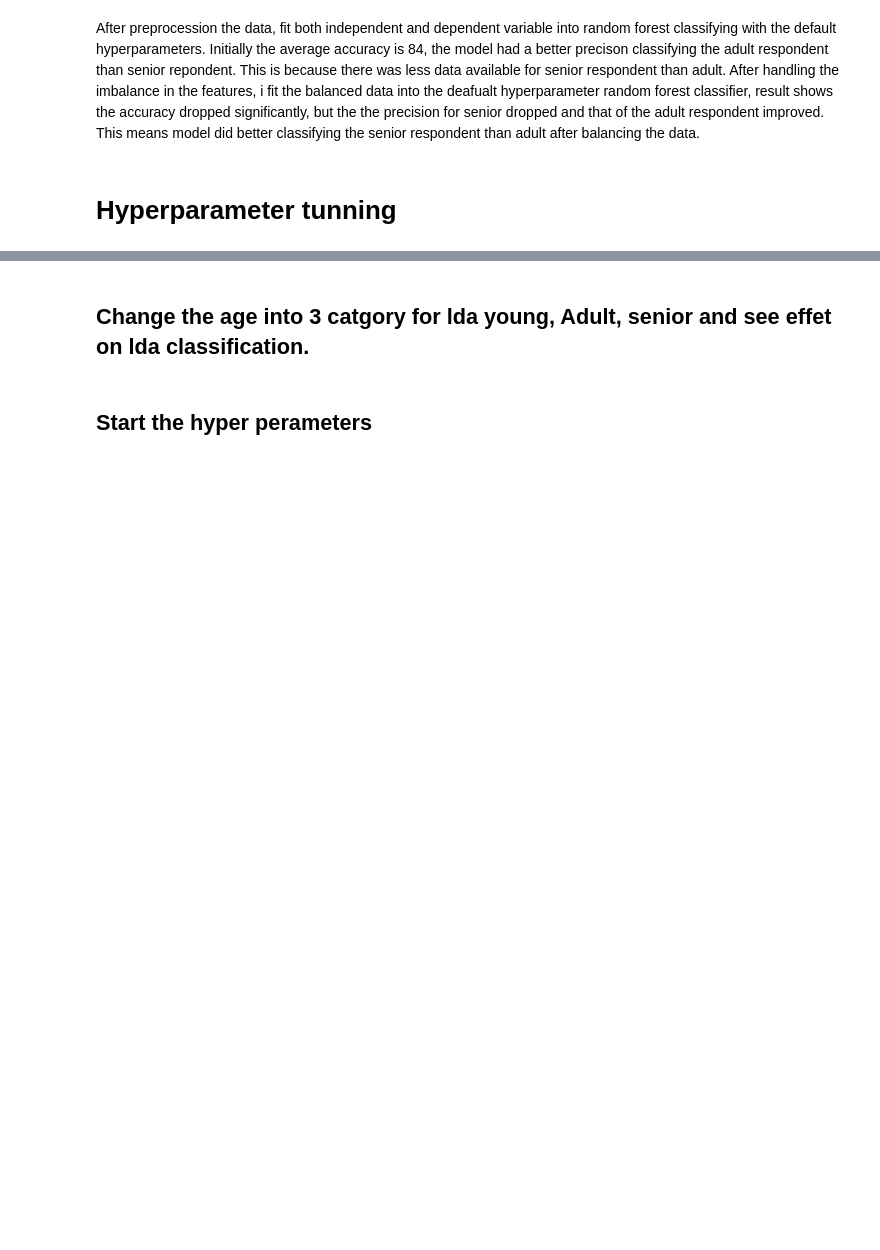
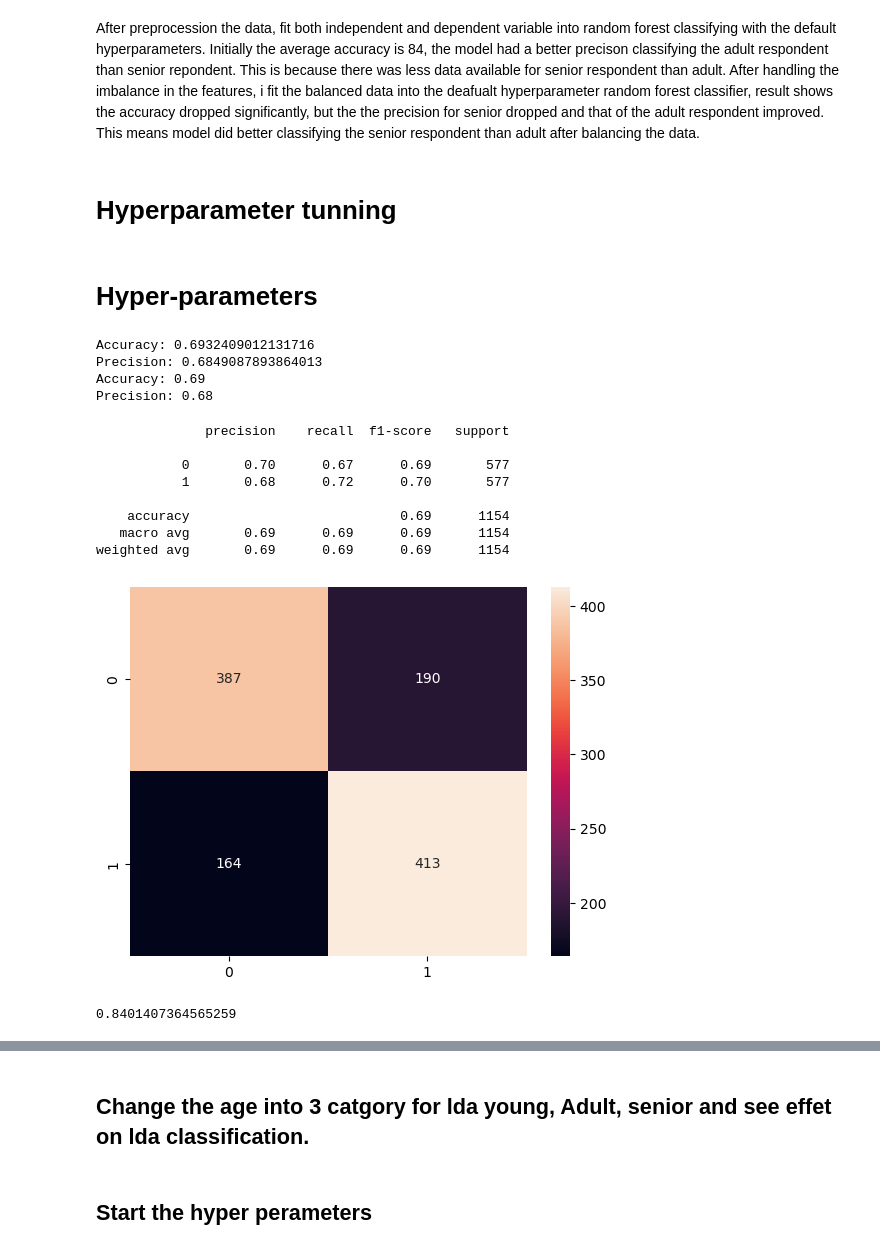
Before and after one commit to Ayomide-ola/Health-analysis, a Jupyter notebook: Integrated_CA .ipynb, the cells around one changed output, grey strips where cells are left out. Cells and saved outputs as stored; diff of their text form; code cells hidden in the pictures; blank space fills up the shorter version.

Commit message:
Modelling cont

```diff
--- a/Integrated_CA .ipynb
+++ b/Integrated_CA .ipynb
@@ -1781,3 +1781,46 @@ Precision class 1 : 0.76
 After preprocession the data, fit both independent and dependent variable into random forest classifying with the default hyperparameters. Initially the average accuracy is 84, the model had a better precison classifying the adult respondent than senior repondent. This is because there was less data available for senior respondent than adult. After handling the imbalance in the features, i fit the balanced data into the deafualt hyperparameter random forest classifier, result shows the accuracy dropped significantly, but the the precision for senior dropped and that of the adult respondent improved. This means model did better classifying the senior respondent than adult after balancing the data.
 # %% [markdown]
 # Hyperparameter tunning
+# %% [markdown]
+# Hyper-parameters
+# %%
+rfc= RandomForestClassifier(n_estimators= 100, max_depth=3)
+
+#Train the model using the training sets y_pred=clf.predict(X_test)
+rfc.fit(X_train, y_train)
+
+y_pred = rfc.predict(X_test)
+# %%
+# Model Accuracy, how often is the classifier correct?
+print("Accuracy:",metrics.accuracy_score(y_test, y_pred))
+print("Precision:",metrics.precision_score(y_test, y_pred))
+
+# Rounded upto 2 decimal places
+print( "Accuracy: {:.2f}".format(metrics.accuracy_score(y_test, y_pred)))
+print( "Precision: {:.2f}".format(metrics.precision_score(y_test, y_pred)))
+# %% [output]
+Accuracy: 0.6932409012131716
+Precision: 0.6849087893864013
+Accuracy: 0.69
+Precision: 0.68
+# %%
+y_predict = rfc.predict(X_test)
+cm = confusion_matrix(y_test, y_predict)
+sns.heatmap(cm, annot=True, fmt='g')
+print(classification_report(y_test, y_predict))
+# %% [output]
+              precision    recall  f1-score   support
+
+           0       0.70      0.67      0.69       577
+           1       0.68      0.72      0.70       577
+
+    accuracy                           0.69      1154
+   macro avg       0.69      0.69      0.69      1154
+weighted avg       0.69      0.69      0.69      1154
+[figure, added]
+# %%
+from sklearn.model_selection import cross_val_score
+# Calculate the score using cross validation method
+cross_val_score(rfc, X, y, scoring = 'accuracy', cv = 5).mean()
+# %% [output]
+0.8401407364565259
```
Also changed, not shown: parts of 21 cells of this notebook.
